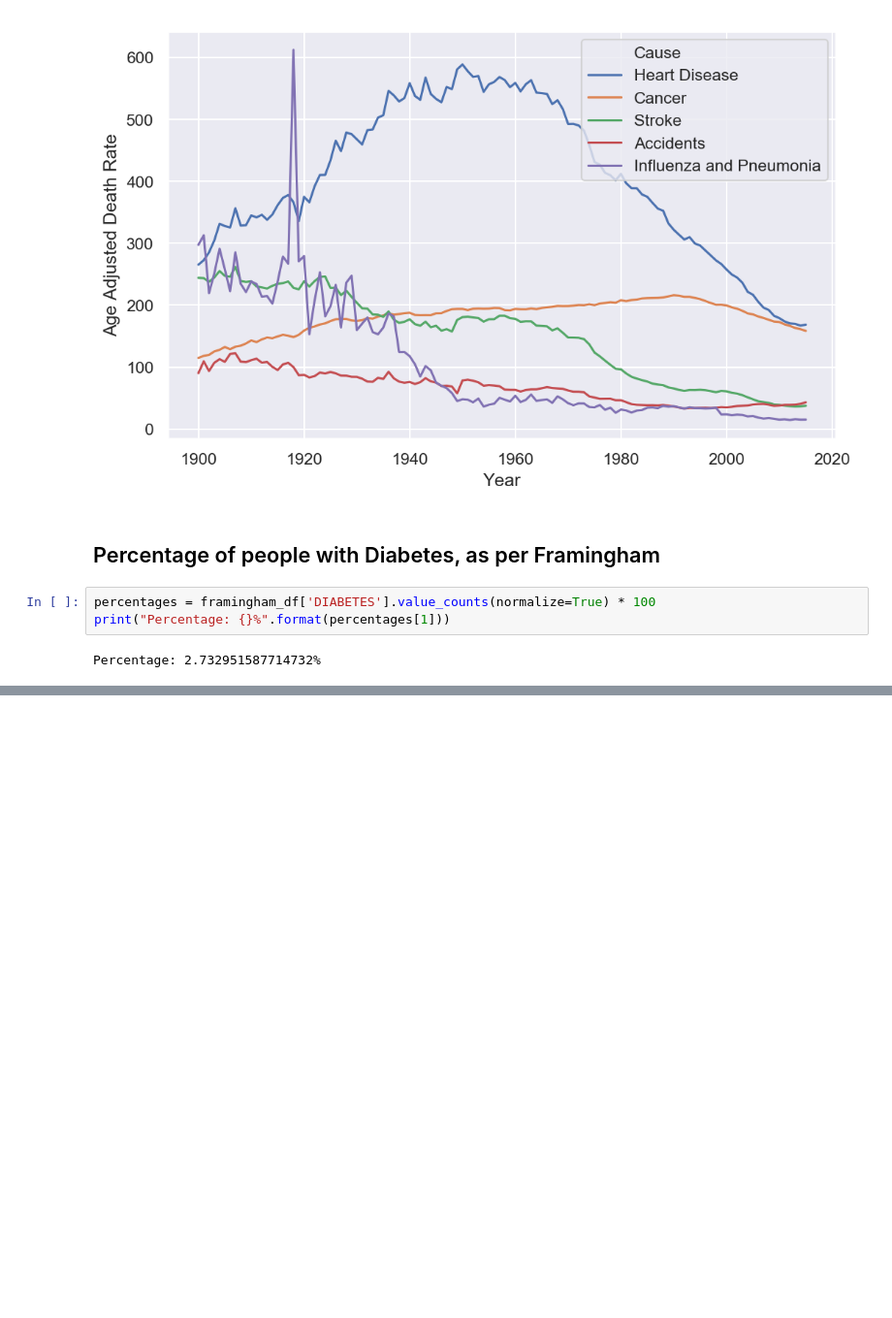
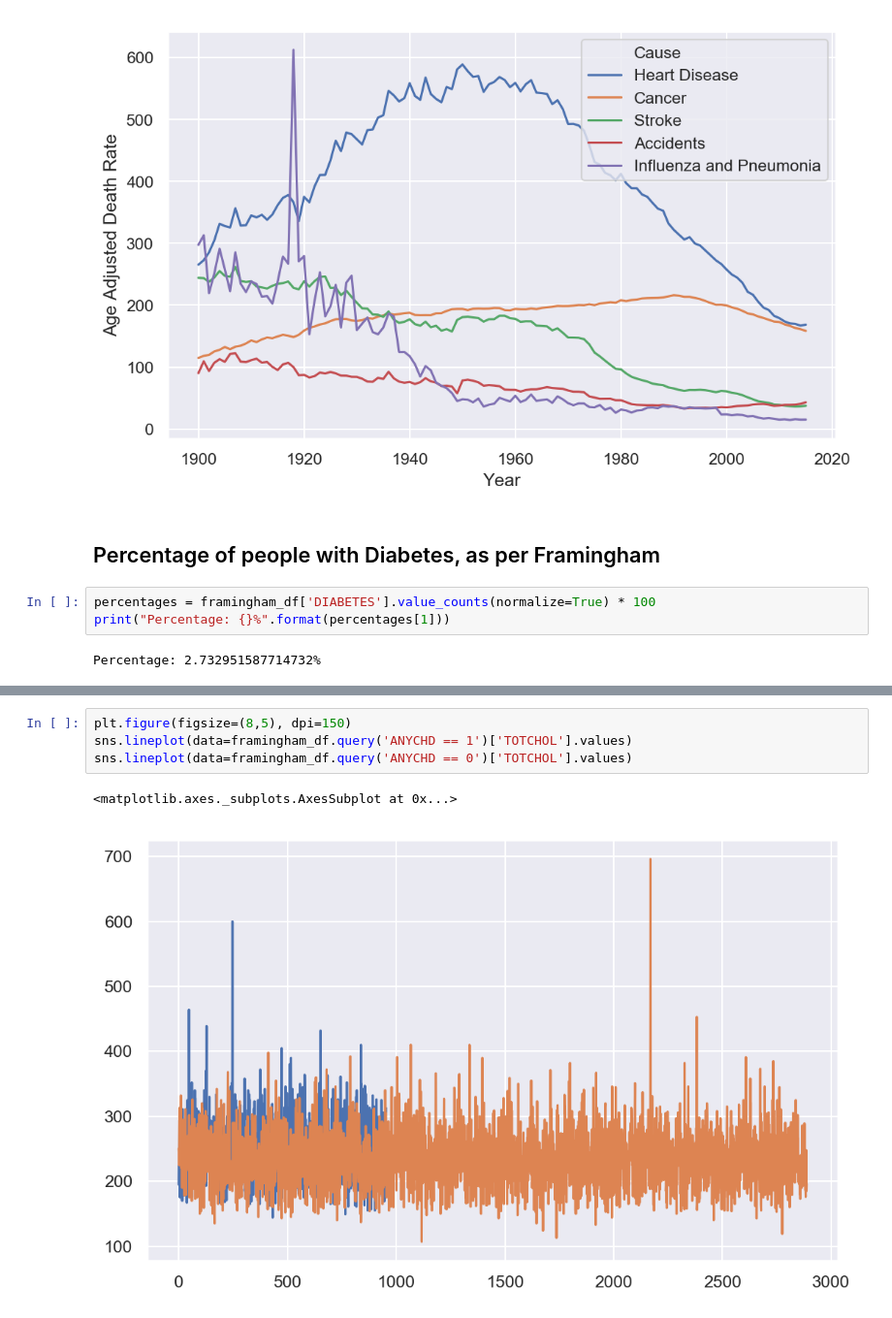
Before and after one commit to mnvsngv/cs696-bigdata, a Jupyter notebook: Assignment 2/Assignment 2.ipynb, the cells around one changed output, grey strips where cells are left out. Shown at 97% size. Cells and saved outputs as stored; diff of their text form; blank space fills up the shorter version.

```diff
--- a/Assignment 2/Assignment 2.ipynb
+++ b/Assignment 2/Assignment 2.ipynb
@@ -82,0 +134,7 @@ sns.distplot(random_samples_df[1])
+# %%
+plt.figure(figsize=(8,5), dpi=150)
+sns.lineplot(data=framingham_df.query('ANYCHD == 1')['TOTCHOL'].values)
+sns.lineplot(data=framingham_df.query('ANYCHD == 0')['TOTCHOL'].values)
+# %% [output]
+<matplotlib.axes._subplots.AxesSubplot at 0x...>
+[figure, added]
```
Also changed, not shown: parts of 8 cells of this notebook.
